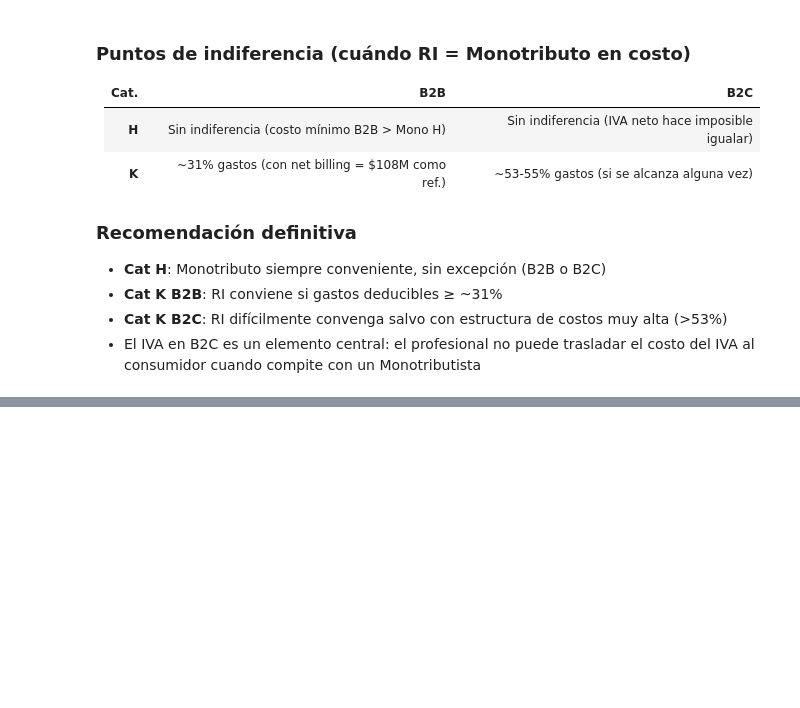
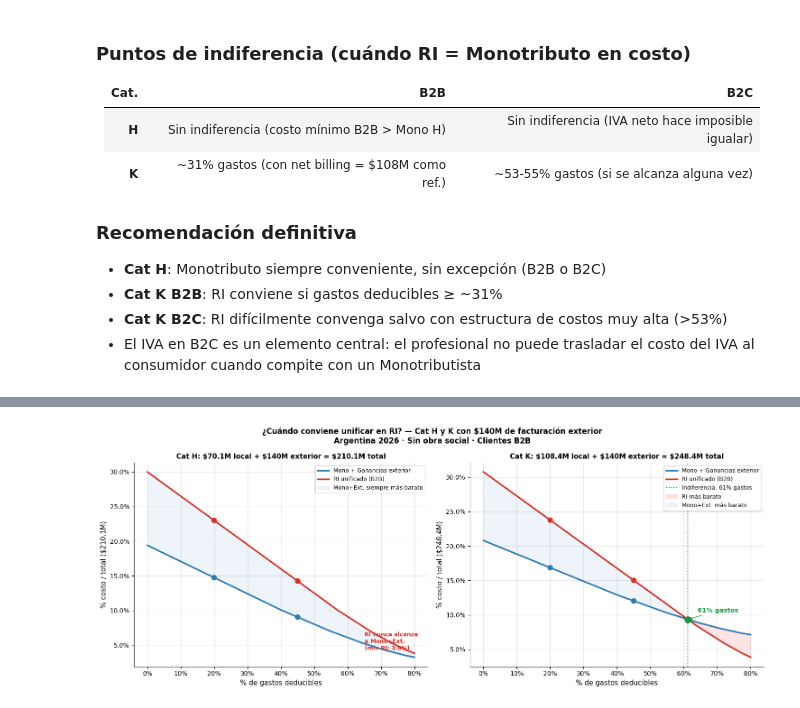
Before and after one commit to abenassi/analisis-fiscal, a Jupyter notebook: analisis_regimenes_fiscales.ipynb, the cells around one changed output, grey strips where cells are left out. Saved outputs shown, nothing was run; the diff lists cells and outputs as text; code cells hidden in the pictures; blank space fills up the shorter version.

```diff
--- a/analisis_regimenes_fiscales.ipynb
+++ b/analisis_regimenes_fiscales.ipynb
@@ -1765,0 +2111,73 @@ En B2C, el profesional factura $108M al consumidor (IVA incluido) pero:
+# %%
+# ─────────────────────────────────────────────────────────────────────
+# Sensibilidad: costo Mono+ext vs. RI unificado en función del % de gastos
+# Para Cat H y Cat K
+# ─────────────────────────────────────────────────────────────────────
+fig, axes = plt.subplots(1, 2, figsize=(15, 6))
+
+for ax, cat in zip(axes, ['H', 'K']):
+    billing_local = MONO[cat]['billing_anual_max']
+    total_ref = billing_local + EXTRA_EXT
+
+    pcts = np.linspace(0, 0.80, 2000)
+    me_pcts  = [calcular_mono_mas_exterior(cat, p)['pct_costo'] for p in pcts]
+    riu_pcts = [calcular_ri_unificado(cat, p)['pct_costo'] for p in pcts]
+
+    ax.plot(pcts*100, me_pcts,  color='#2C7BB6', lw=2.5, label='Mono + Ganancias exterior')
+    ax.plot(pcts*100, riu_pcts, color='#D73027', lw=2.5, label='RI unificado (B2B)')
+
+    # Punto de indiferencia
+    ind_pct = None
+    ind_val = None
+    for p, vm, vr in zip(pcts, me_pcts, riu_pcts):
+        if vr <= vm:
+            ind_pct = p; ind_val = vr; break
+
+    if ind_pct:
+        ax.axvline(ind_pct*100, color='#1A9641', lw=1.5, linestyle=':',
+                   label=f'Indiferencia: {ind_pct:.0%} gastos')
+        ax.scatter([ind_pct*100], [ind_val], s=100, color='#1A9641', zorder=6)
+        ax.annotate(f'{ind_pct:.0%} gastos',
+                    xy=(ind_pct*100, ind_val),
+                    xytext=(ind_pct*100+3, ind_val+1),
+                    fontsize=10, color='#1A9641', fontweight='bold',
+                    arrowprops=dict(arrowstyle='->', color='#1A9641'))
+        ax.fill_between(pcts*100, me_pcts, riu_pcts,
+                        where=[vr<=vm for vm,vr in zip(me_pcts,riu_pcts)],
+                        alpha=0.12, color='#D73027', label='RI más barato')
+        ax.fill_between(pcts*100, me_pcts, riu_pcts,
+                        where=[vr>vm for vm,vr in zip(me_pcts,riu_pcts)],
+                        alpha=0.08, color='#2C7BB6', label='Mono+Ext. más barato')
+    else:
+        min_riu = min(riu_pcts)
+        ax.text(65, min_riu+0.5,
+                f'RI nunca alcanza\na Mono+Ext.\n(mín RI: {min_riu:.1f}%)',
+                color='#D73027', fontsize=9, fontweight='bold')
+        ax.fill_between(pcts*100, me_pcts, riu_pcts, alpha=0.08, color='#2C7BB6',
+                        label='Mono+Ext. siempre más barato')
+
+    # Marcar 20% y 45%
+    for g_mark in [0.20, 0.45]:
+        vm = calcular_mono_mas_exterior(cat, g_mark)['pct_costo']
+        vr = calcular_ri_unificado(cat, g_mark)['pct_costo']
+        ax.scatter([g_mark*100, g_mark*100], [vm, vr], s=60, color=['#2C7BB6','#D73027'], zorder=5)
+
+    ax.set_xlabel('% de gastos deducibles', fontsize=11)
+    ax.set_ylabel(f'% costo / total (${total_ref/1e6:.1f}M)', fontsize=11)
+    ax.xaxis.set_major_formatter(mticker.PercentFormatter())
+    ax.yaxis.set_major_formatter(mticker.PercentFormatter())
+    ax.set_title(f'Cat {cat}: ${billing_local/1e6:.1f}M local + $140M exterior = ${total_ref/1e6:.1f}M total',
+                 fontsize=11, fontweight='bold')
+    ax.legend(fontsize=9, loc='upper right')
+    ax.grid(True, alpha=0.3)
+    ax.spines['top'].set_visible(False)
+    ax.spines['right'].set_visible(False)
+
+fig.suptitle('¿Cuándo conviene unificar en RI? — Cat H y K con $140M de facturación exterior\n'
+             'Argentina 2026 · Sin obra social · Clientes B2B',
+             fontsize=12, fontweight='bold')
+plt.tight_layout()
+plt.savefig('sensibilidad_con_exterior.png', dpi=150, bbox_inches='tight')
+plt.show()
+# %% [output]
+[figure, added]
```
Also changed, not shown: parts of 6 cells of this notebook, 2 other files.
